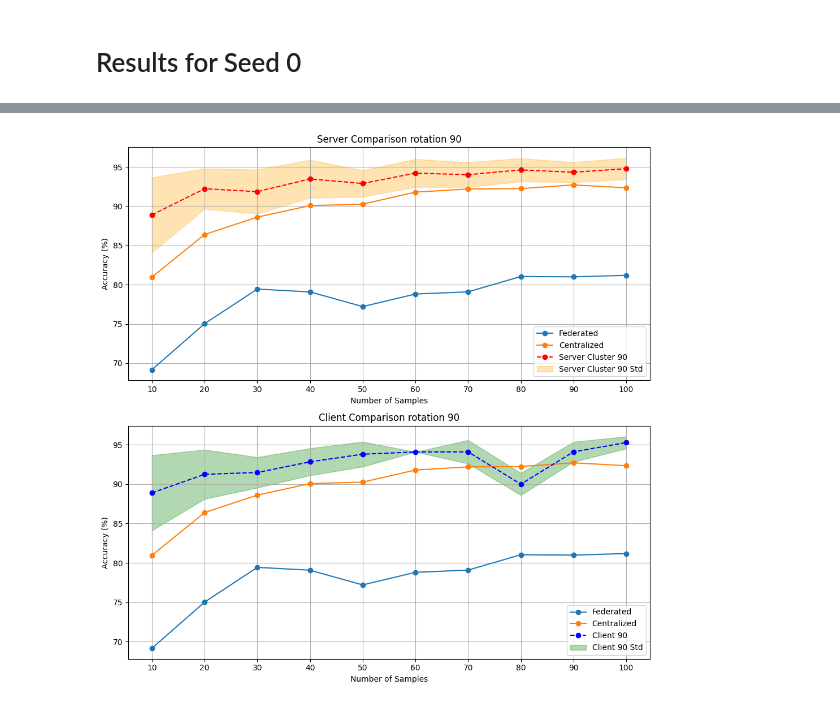
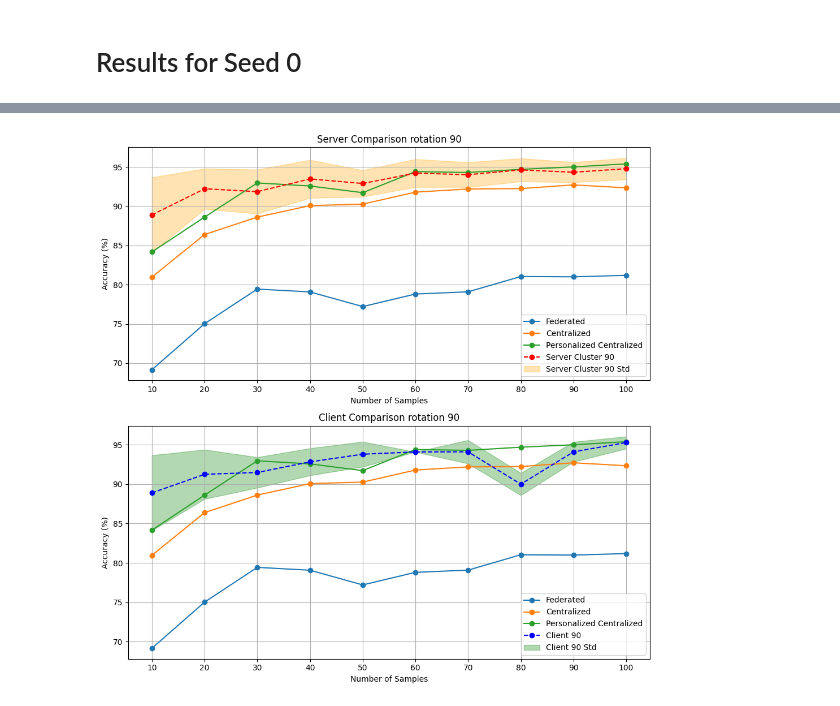
Before and after one commit to leahcimali/Comparative-Evaluation-of-Clustered-Federated-Learning-Methods, a Jupyter notebook: Results.ipynb, the cells around one changed output, grey strips where cells are left out. Saved outputs shown, nothing was run; the diff lists cells and outputs as text; code cells hidden in the pictures.

```diff
--- a/Results.ipynb
+++ b/Results.ipynb
@@ -57,6 +61,7 @@ import numpy as np
 # Data
 federated = [69.17, 75.03, 79.44, 79.08, 77.21, 78.81, 79.09, 81.04, 81.00, 81.19]
 centralized = [80.97, 86.39, 88.61, 90.07, 90.26, 91.79, 92.19, 92.24, 92.71, 92.34]
+centralized90= [84.17, 88.61,92.96,92.57, 91.72,94.40,94.29,94.69,95.0,95.39]
 servercluster90acc = [88.89, 92.22, 91.85, 93.47, 92.89, 94.21, 94.01, 94.62, 94.32, 94.78]
 servercluster90std = [4.78, 2.58, 2.81, 2.42, 1.69, 1.78, 1.58, 1.48, 1.28, 1.37]
 client90acc = [88.89, 91.25, 91.48, 92.83, 93.80, 94.09, 94.10, 90, 94.10, 95.28]
@@ -71,35 +76,39 @@ fig, (ax1, ax2) = plt.subplots(2, 1, figsize=(10, 10))
 # Plot for Server
 ax1.plot(x_values, federated, label='Federated', marker='o')
 ax1.plot(x_values, centralized, label='Centralized', marker='o')
+ax1.plot(x_values, centralized90, label='Personalized Centralized', marker='o')
+
 ax1.plot(x_values, servercluster90acc, label='Server Cluster 90', marker='o', linestyle='--', color='red')
 ax1.fill_between(x_values, np.array(servercluster90acc) - np.array(servercluster90std),
                  np.array(servercluster90acc) + np.array(servercluster90std),
                  alpha=0.3, color='orange', label='Server Cluster 90 Std')
 ax1.set_title('Server Comparison rotation 90')
 ax1.set_xlabel('Number of Samples')
 ax1.set_ylabel('Accuracy (%)')
 ax1.set_xticks(x_values)
 ax1.legend()
 ax1.grid(True)
 
 # Plot for Client
 ax2.plot(x_values, federated, label='Federated', marker='o')
 ax2.plot(x_values, centralized, label='Centralized', marker='o')
+ax2.plot(x_values, centralized90, label='Personalized Centralized', marker='o')
+
 ax2.plot(x_values, client90acc, label='Client 90', marker='o', linestyle='--', color='blue')
 ax2.fill_between(x_values, np.array(client90acc) - np.array(client90std),
                  np.array(client90acc) + np.array(client90std),
                  alpha=0.3, color='green', label='Client 90 Std')
 ax2.set_title('Client Comparison rotation 90')
 ax2.set_xlabel('Number of Samples')
 ax2.set_ylabel('Accuracy (%)')
 ax2.set_xticks(x_values)
 ax2.legend()
 ax2.grid(True)
 
 plt.tight_layout()
 plt.show()
 # %% [output]
-[figure, old version]
+[figure, new version]
 # %%
 import matplotlib.pyplot as plt
 import numpy as np
```
Also changed, not shown: parts of 3 cells of this notebook, 11 other files.
